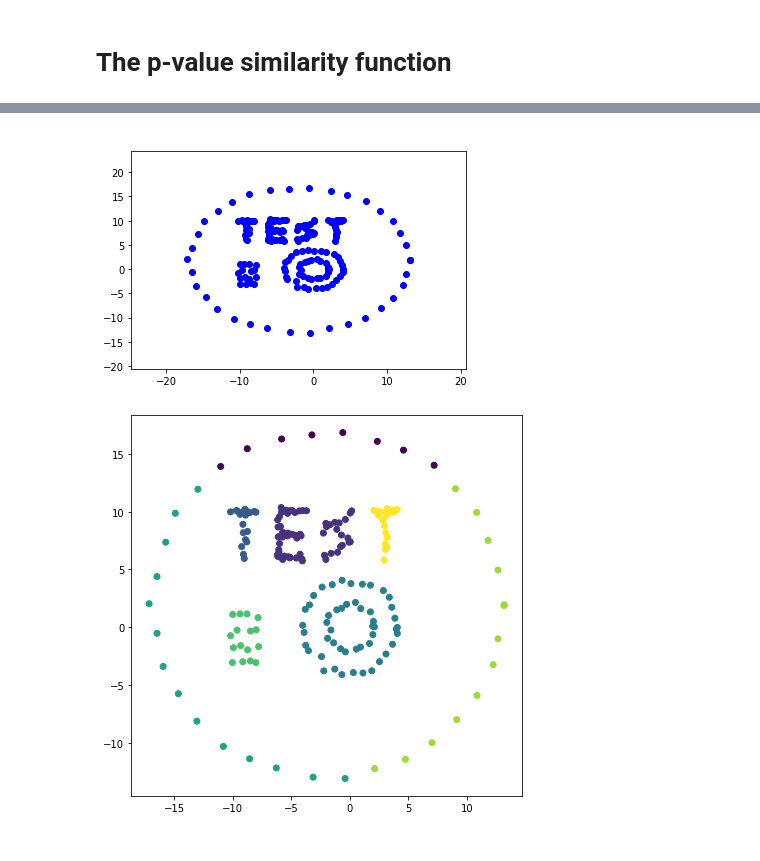
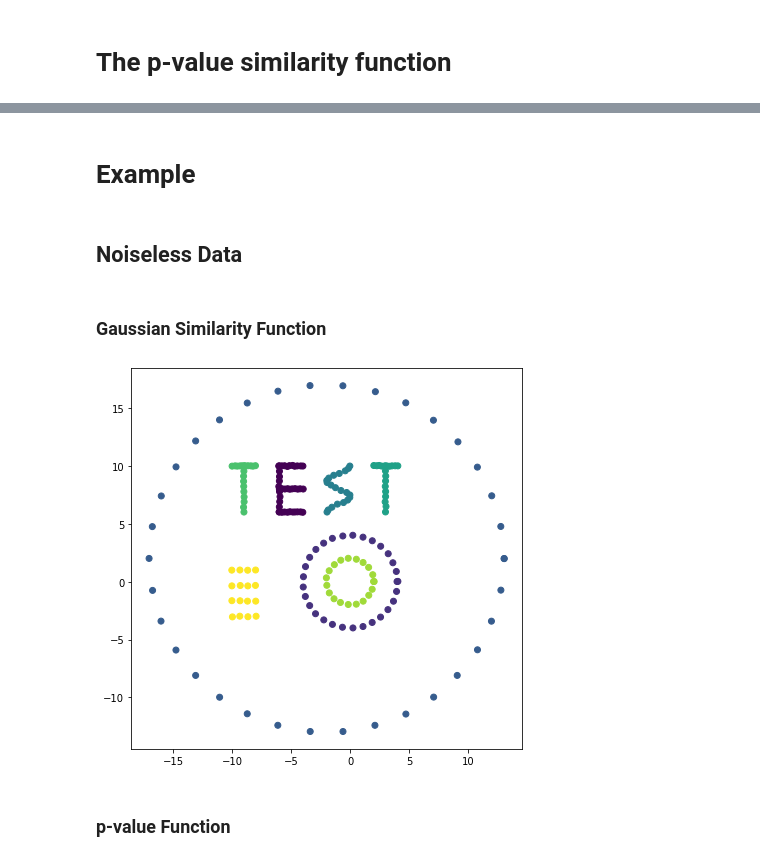
Before and after one commit to hamidmass/Spectral_Clustering, a Jupyter notebook: Spectral_Clustering.ipynb, the cells around one changed output, grey strips where cells are left out. Drawn from its saved outputs; the diff is of its cells as text; code cells hidden in the pictures.

```diff
--- a/Spectral_Clustering.ipynb
+++ b/Spectral_Clustering.ipynb
@@ -189,30 +181,42 @@ tracer(points)
-# %%
-data = données(82, 0.01)
-n = len(data)
-list_sigma = [uniform(0.1, 0.2) for i in range(n)]
-points = données_bl(82, list_sigma)
-tracer(points)
-# %% [output]
-[figure, removed]
 # %%
-k = 8
-n = len(points)
-points = np.array(points)
-beta = estimate_beta(points, 20)
-W = pvalue_graph(points)
-D = np.zeros((n, n)) # Degree matrix
-for i in range(n):
-    D[i,i] = sum(W[i, :])
-L = D - W # Laplacien matrix
-L_rw = np.dot(np.linalg.inv(D), L) # the generalized eigenvectors of L => the eigenvectors of L_rw
-eig_vals, eig_vecs = np.linalg.eig(L_rw) # Eigenvalue and its eigenvector
-sorted_eig_vals = np.argsort(eig_vals)[:k]
-U = eig_vecs[:,sorted_eig_vals] # the first k generalized eigenvectors as columns
-rows = [U[i, :] for i in range(n)]
-Kmeans = KMeans(n_clusters=k, init='k-means++', random_state=1).fit(rows) # Apply kmeans
-labels = Kmeans.labels_
-plt.figure(figsize=(7,7))
-plt.scatter(points[:,0], points[:,1], c=labels)
-plt.show()
+def Spectral_Clustering_pvalue(data, k, M):
+
+    n = len(data)
+    points = np.array(data)
+    beta = estimate_beta(points, M)
+
+    W = pvalue_graph(points, beta)
+    D = np.zeros((n, n)) # Degree matrix
+    for i in range(n):
+        D[i,i] = sum(W[i, :])
+
+    L = D - W # Laplacien matrix
+    L_rw = np.dot(np.linalg.inv(D), L) # the generalized eigenvectors of L => the eigenvectors of L_rw
+
+    eig_vals, eig_vecs = np.linalg.eig(L_rw) # Eigenvalue and its eigenvector
+    sorted_eig_vals = np.argsort(eig_vals)[:k]
+    U = eig_vecs[:,sorted_eig_vals] # the first k generalized eigenvectors as columns
+
+    rows = [U[i, :] for i in range(n)]
+    Kmeans = KMeans(n_clusters=k, init='k-means++', random_state=1).fit(rows) # Apply kmeans
+    labels = Kmeans.labels_
+    return labels
-# %% [output]
-[figure, removed]
+# %% [markdown]
+# Example
+# %% [markdown]
+## Noiseless Data
+# %% [markdown]
+### Gaussian Similarity Function
+# %%
+n = len(données(82, 0.01))
+list_sigma = [0.02 for i in range(n)]
+data = données_bl(82, list_sigma)
+labels = Spectral_Clustering(data, 8, 0.4)
+X = np.array(data)
+plt.figure(figsize=(7,7))
+plt.scatter(X[:,0], X[:,1], c=labels)
+plt.show()
+# %% [output]
+[figure, added]
+# %% [markdown]
+### p-value Function
```
Also changed, not shown: parts of 16 cells of this notebook.
